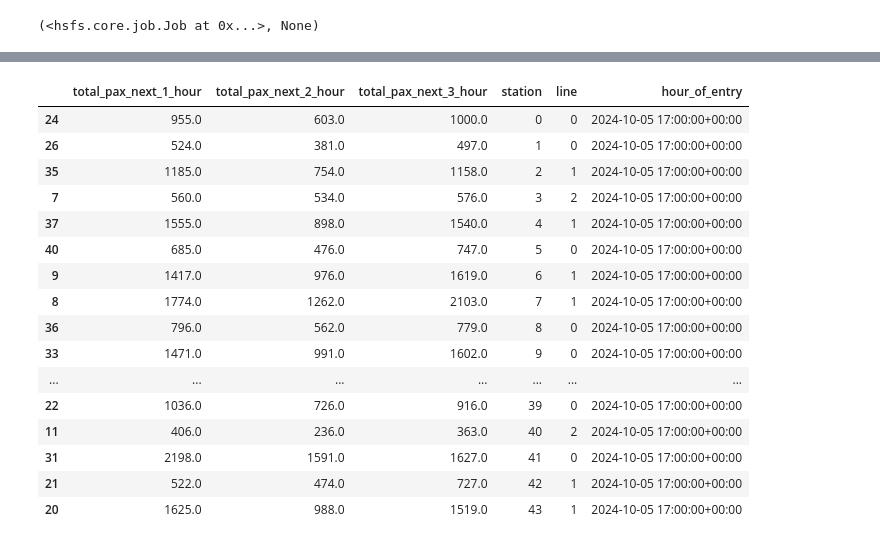
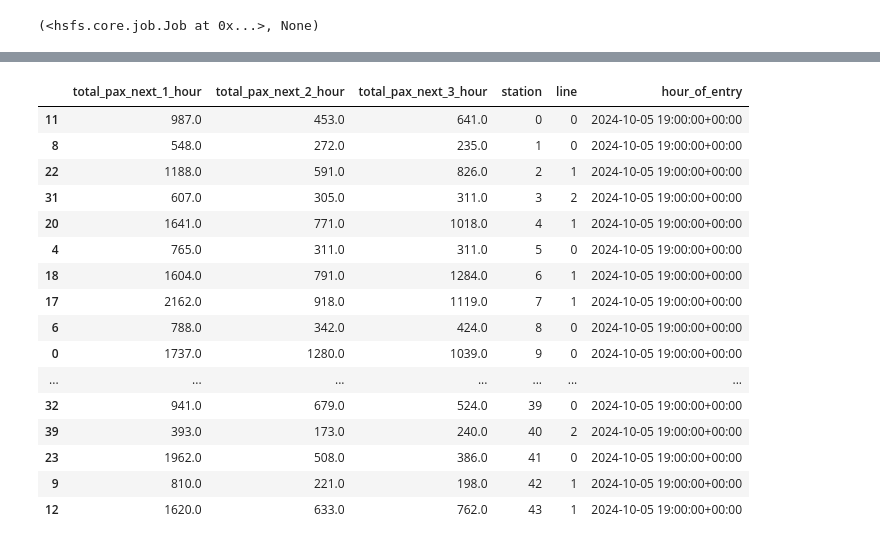
Before and after one commit to simonmontt/Passenger-Flow-Prediction-CABA, a Jupyter notebook: inference_pipeline.ipynb, the cells around one changed output, grey strips where cells are left out. Saved outputs shown, nothing was run; the diff lists cells and outputs as text; code cells hidden in the pictures.

```diff
--- a/inference_pipeline.ipynb
+++ b/inference_pipeline.ipynb
@@ -153,7 +153,7 @@ https://c.app.hopsworks.ai/p/603286/jobs/named/model_predictions_feature_group__
 from src.inferencesm import load_predictions_from_store
 current_time = datetime.now().replace(minute=0, second=0, microsecond=0)
 #from_hour_of_entry = current_time
-to_hour_of_entry = current_time -timedelta(hours=2)
+to_hour_of_entry = current_time - timedelta(hours=1)
 load_predictions_from_store(to_hour_of_entry)
 # %% [output]
 Connected. Call `.close()` to terminate connection gracefully.
@@ -164,17 +164,17 @@ Finished: Reading data from Hopsworks, using Hopsworks Feature Query Service (1.
 |  | total_pax_next_1_hour | total_pax_next_2_hour | total_pax_next_3_hour | station | line | hour_of_entry |
-| 24 | 955.0 | 603.0 | 1000.0 | 0 | 0 | 2024-10-05 17:00:00+00:00 |
-| 26 | 524.0 | 381.0 | 497.0 | 1 | 0 | 2024-10-05 17:00:00+00:00 |
-| 35 | 1185.0 | 754.0 | 1158.0 | 2 | 1 | 2024-10-05 17:00:00+00:00 |
-| 7 | 560.0 | 534.0 | 576.0 | 3 | 2 | 2024-10-05 17:00:00+00:00 |
-| 37 | 1555.0 | 898.0 | 1540.0 | 4 | 1 | 2024-10-05 17:00:00+00:00 |
-| 40 | 685.0 | 476.0 | 747.0 | 5 | 0 | 2024-10-05 17:00:00+00:00 |
-| 9 | 1417.0 | 976.0 | 1619.0 | 6 | 1 | 2024-10-05 17:00:00+00:00 |
-| 8 | 1774.0 | 1262.0 | 2103.0 | 7 | 1 | 2024-10-05 17:00:00+00:00 |
-| 36 | 796.0 | 562.0 | 779.0 | 8 | 0 | 2024-10-05 17:00:00+00:00 |
-| 33 | 1471.0 | 991.0 | 1602.0 | 9 | 0 | 2024-10-05 17:00:00+00:00 |
+| 11 | 987.0 | 453.0 | 641.0 | 0 | 0 | 2024-10-05 19:00:00+00:00 |
+| 8 | 548.0 | 272.0 | 235.0 | 1 | 0 | 2024-10-05 19:00:00+00:00 |
+| 22 | 1188.0 | 591.0 | 826.0 | 2 | 1 | 2024-10-05 19:00:00+00:00 |
+| 31 | 607.0 | 305.0 | 311.0 | 3 | 2 | 2024-10-05 19:00:00+00:00 |
+| 20 | 1641.0 | 771.0 | 1018.0 | 4 | 1 | 2024-10-05 19:00:00+00:00 |
+| 4 | 765.0 | 311.0 | 311.0 | 5 | 0 | 2024-10-05 19:00:00+00:00 |
+| 18 | 1604.0 | 791.0 | 1284.0 | 6 | 1 | 2024-10-05 19:00:00+00:00 |
+| 17 | 2162.0 | 918.0 | 1119.0 | 7 | 1 | 2024-10-05 19:00:00+00:00 |
+| 6 | 788.0 | 342.0 | 424.0 | 8 | 0 | 2024-10-05 19:00:00+00:00 |
+| 0 | 1737.0 | 1280.0 | 1039.0 | 9 | 0 | 2024-10-05 19:00:00+00:00 |
 | ... | ... | ... | ... | ... | ... | ... |
-| 22 | 1036.0 | 726.0 | 916.0 | 39 | 0 | 2024-10-05 17:00:00+00:00 |
-| 11 | 406.0 | 236.0 | 363.0 | 40 | 2 | 2024-10-05 17:00:00+00:00 |
-| 31 | 2198.0 | 1591.0 | 1627.0 | 41 | 0 | 2024-10-05 17:00:00+00:00 |
-| 21 | 522.0 | 474.0 | 727.0 | 42 | 1 | 2024-10-05 17:00:00+00:00 |
-| 20 | 1625.0 | 988.0 | 1519.0 | 43 | 1 | 2024-10-05 17:00:00+00:00 |
+| 32 | 941.0 | 679.0 | 524.0 | 39 | 0 | 2024-10-05 19:00:00+00:00 |
+| 39 | 393.0 | 173.0 | 240.0 | 40 | 2 | 2024-10-05 19:00:00+00:00 |
+| 23 | 1962.0 | 508.0 | 386.0 | 41 | 0 | 2024-10-05 19:00:00+00:00 |
+| 9 | 810.0 | 221.0 | 198.0 | 42 | 1 | 2024-10-05 19:00:00+00:00 |
+| 12 | 1620.0 | 633.0 | 762.0 | 43 | 1 | 2024-10-05 19:00:00+00:00 |
```
Also changed, not shown: parts of 6 cells of this notebook, 2 other files.
